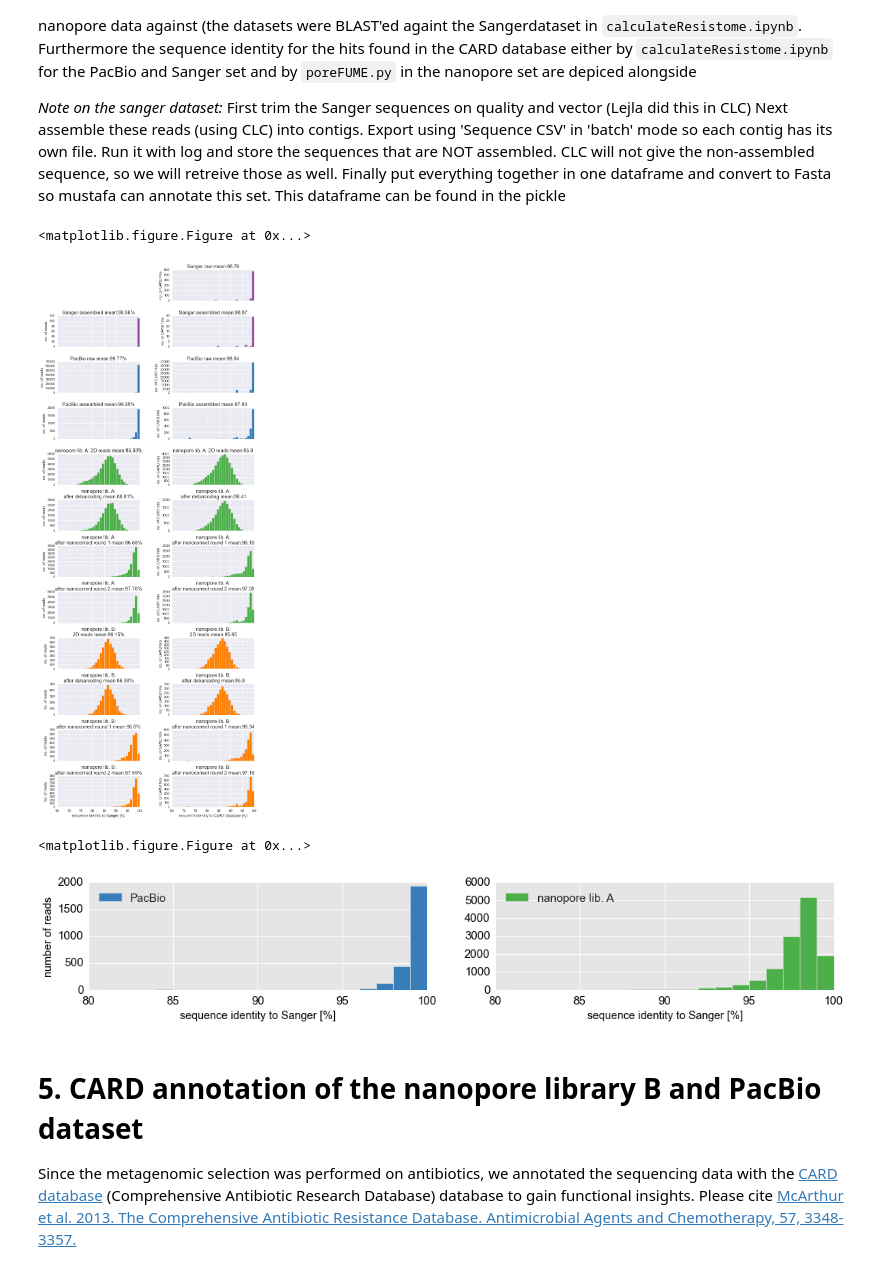
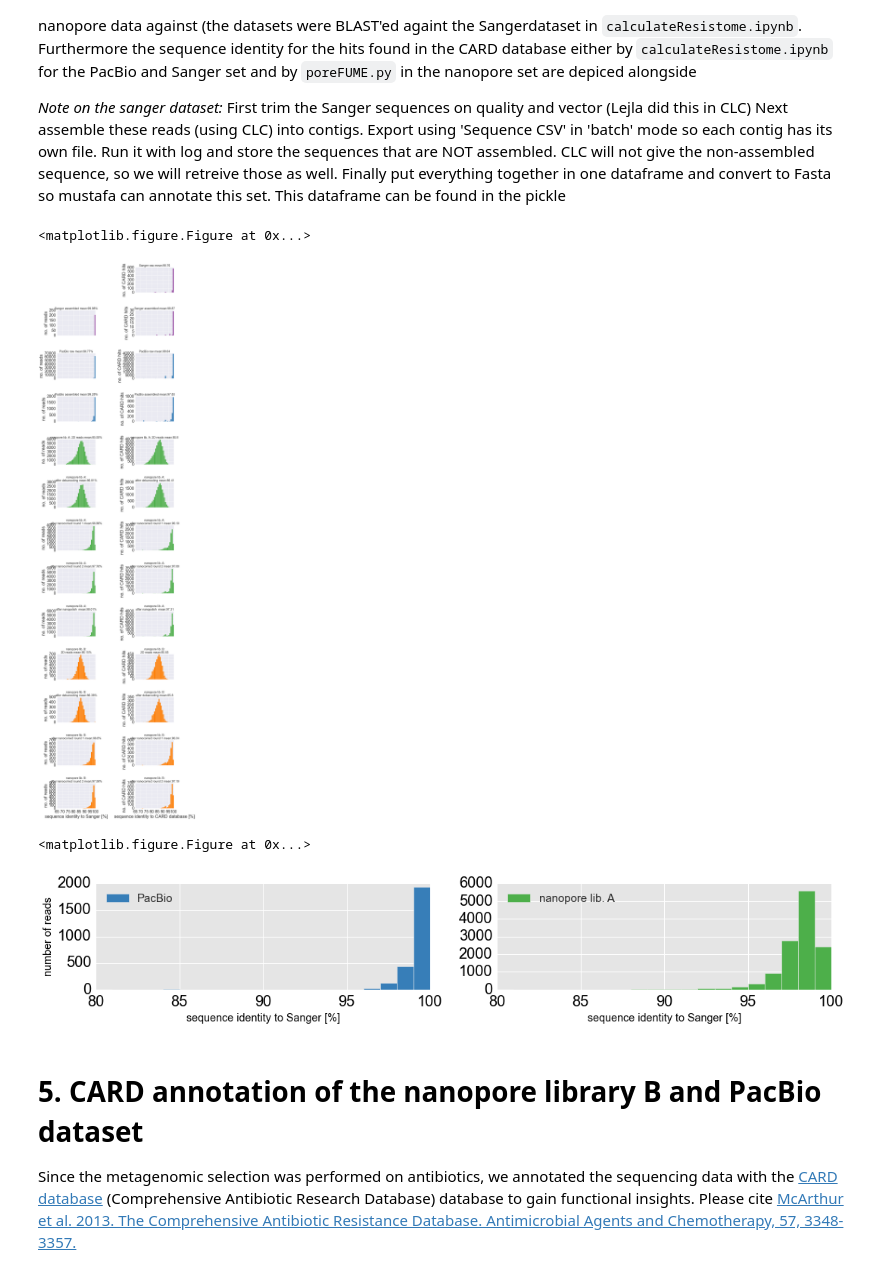
Before and after one commit to EvdH0/poreFUME_paper, a Jupyter notebook: analyzeResistome.ipynb, the cells around one changed output. Cells and saved outputs as stored; diff of their text form; code cells hidden in the pictures.

```diff
--- a/analyzeResistome.ipynb
+++ b/analyzeResistome.ipynb
@@ -176,17 +313,23 @@ dfMetric.index.name = 'sample'
 
 #Extract average read length
 for thisRunName, thisQueryFile in qPathOrdered.items():
+    if thisRunName.split('_')[1] == 'polish': #We dont use the polish only sample, always combine it with the nanocorrect reads (noFilter)
+        continue
     #print thisRunName,
     #print round(np.mean(getLengthDistribution(qPathOrdered[thisRunName])),0)
     dfMetric.set_value(thisRunName, 'mean length [bp]', round(np.mean(getLengthDistribution(qPathOrdered[thisRunName])),0))
 #Extract number or reads/contigs
 
 for thisRunName, thisQueryFile in qPathOrdered.items():
+    if thisRunName.split('_')[1] == 'polish': #We dont use the polish only sample, always combine it with the nanocorrect reads (noFilter)
+        continue
     #print thisRunName,
     #print len(getLengthDistribution(qPathOrdered[thisRunName]))
     dfMetric.set_value(thisRunName, 'number of entities', len(getLengthDistribution(qPathOrdered[thisRunName])))
 
 for thisRunName, thisQueryFile in qPathOrdered.items():
+    if thisRunName.split('_')[1] == 'polish': #We dont use the polish only sample, always combine it with the nanocorrect reads (noFilter)
+        continue
     #print thisRunName,
     #print round(np.sum(getLengthDistribution(qPathOrdered[thisRunName]))/float(1000000),2) #go to Mbase
     dfMetric.set_value(thisRunName, 'yield [Mbase]', round(np.sum(getLengthDistribution(qPathOrdered[thisRunName]))/float(1000000),1))
@@ -197,26 +340,35 @@ againstSangerPathOrdered = OrderedDict()
 for thisRunName, thisQueryFile in qPathOrdered.items():
     if thisRunName == 'S_raw':
         continue
+    if thisRunName.split('_')[1] == 'polish': #We dont use the polish only sample, always combine it with the nanocorrect reads (noFilter)
+        continue
+
     queryPostfix, querySuffix = os.path.split(thisQueryFile)
     againstSangerPathOrdered.update({thisRunName:'output/blastAgainstSanger/'+querySuffix+'.againstSanger.csv'})
 
 
 for thisRunName, thisQueryFile in againstSangerPathOrdered.items():
+    if thisRunName.split('_')[1] == 'polish': #We dont use the polish only sample, always combine it with the nanocorrect reads (noFilter)
+        continue
     thisDF = pd.read_csv(againstSangerPathOrdered[thisRunName]) #load annotated sanger reads
     dfMetric.set_value(thisRunName, 'mean sequence identity of entities to raw Sanger reads [%]', round(thisDF['pident'].mean(),2))
 
 for thisRunName, thisQueryFile in annotationPathOrdered.items():
+    if thisRunName.split('_')[1] == 'polish': #We dont use the polish only sample, always combine it with the nanocorrect reads (noFilter)
+        continue
     thisDF = pd.read_csv(annotationPathOrdered[thisRunName]) #load annotated sanger reads
     dfMetric.set_value(thisRunName, 'mean sequence identity of hits to CARD database [%]', round(thisDF[thisDF['CARD:coverageOfSubjectGene']>50]['CARD:pident'].mean(),2))
 
 for thisRunName, thisQueryFile in qPathOrdered.items():
+    if thisRunName.split('_')[1] == 'polish': #We dont use the polish only sample, always combine it with the nanocorrect reads (noFilter)
+        continue
     dfMetric.set_value(thisRunName,'sample origin',readLabelsSample[thisRunName])
     dfMetric.set_value(thisRunName,'workflow',readLabelsWorkflow[thisRunName])
 #Reorder more logically
 dfMetric = dfMetric[['sample origin','workflow','number of entities','mean length [bp]','yield [Mbase]','mean sequence identity of entities to raw Sanger reads [%]','mean sequence identity of hits to CARD database [%]']]
 #export for downstream use
-dfMetric.to_excel('figures/sampleMetricTable.xls', sheet_name='Sample metrics')
-dfMetric.to_csv('figures/sampleMetricTable.csv', sheet_name='Sample metrics')
+dfMetric.to_excel('figures/Suptable_03_sampleMetricTable.xls', sheet_name='Sample metrics')
+dfMetric.to_csv('figures/Suptable_03_sampleMetricTable.csv', sheet_name='Sample metrics')
 dfMetric
 # %% [output]
 |  | sample origin | workflow | number of entities | mean length [bp] | yield [Mbase] | mean sequence identity of entitie... | ... |
@@ -316,11 +552,11 @@ Next assemble these reads (using CLC) into contigs. Export using 'Sequence CSV'
 
 
 from matplotlib.backends.backend_pdf import PdfPages
-pp = PdfPages('figures/FigSXXX_seqid_to_Sanger_and_CARD.pdf')
+pp = PdfPages('figures/FigS02_seqid_to_Sanger_and_CARD.v2.pdf')
 
 from matplotlib import pyplot as plt
 sns.despine()
-fig, axs = plt.subplots(len(annotationPathOrdered),2,figsize=(10,23),sharex=True)
+fig, axs = plt.subplots(len(annotationPathOrdered),2,figsize=(10,39),sharex=True)
 fig.tight_layout(h_pad=3,w_pad=7)
 
 
@@ -338,37 +574,38 @@ for thisRunName, thisQueryFile in againstSangerPathOrdered.items():
 
     ax = sns.distplot(thisDF['pident'],bins=range(65,101), kde=False,color=colorSet[thisRunName.split('_')[0]],ax=axs[counter][0],label=thisRunName,hist_kws={"alpha": 1})
     ax.set_title( readLabels[thisRunName] + ' mean:' + str(round(thisDF['pident'].mean(),2)) + '% ')
 
     if thisRunName.split('_')[1] == 'raw':
         ax.set_ylabel('no. of reads')
     else:
         ax.set_ylabel('no. of reads')
     ax.set_xlabel('')
     counter +=1
 
 
 ax.set_xlabel('sequence identity to Sanger [%]')
 
 counter = 0
 for thisRunName, thisQueryFile in annotationPathOrdered.items():
 
     thisDF = pd.read_csv(annotationPathOrdered[thisRunName]) #load annotated sanger reads
 #    ax = thisDF[thisDF['CARD:coverageOfSubjectGene']>50]['CARD:pident'].hist(bins=range(65,101),ax=axs[counter][1],color=colorSet[thisRunName.split('_')[0]])
     ax = sns.distplot(thisDF[thisDF['CARD:coverageOfSubjectGene']>50]['CARD:pident'],bins=range(65,101), kde=False,color=colorSet[thisRunName.split('_')[0]],ax=axs[counter][1],label=thisRunName,hist_kws={"alpha": 1})
     ax.set_title(readLabels[thisRunName] + ' mean:' + str(round(thisDF[thisDF['CARD:coverageOfSubjectGene']>50]['CARD:pident'].mean(),2)))
     ax.set_ylabel('no. of CARD hits')
     ax.set_xlabel('')
     counter +=1
 ax.set_xlabel('sequence identity to CARD database [%]')
 plt.gcf().subplots_adjust(left=0.1,right=0.9,top=0.99,bottom=0.04)
+
 pp.savefig()
 pp.close()
 # %% [output]
 <matplotlib.figure.Figure at 0x...>
-[figure, old version]
+[figure, new version]
 # %%
 from matplotlib.backends.backend_pdf import PdfPages
-pp = PdfPages('figures/Fig5_seqid_to_Sanger.pdf')
+pp = PdfPages('figures/Fig05_seqid_to_Sanger.v2.pdf')
 
 from matplotlib import pyplot as plt
 sns.despine()
@@ -381,7 +618,7 @@ plt.style.use('ggplot_evdh')
 #sns.set(font_scale=1)
 counter = 0 #start with 1 because we didnt blast sanger raw against sanger raw
 
-subDict = { thisKey: againstSangerPathOrdered[thisKey] for thisKey in ['MI_corr2','PB_ass'] } #slice out only the final two datasets
+subDict = { thisKey: againstSangerPathOrdered[thisKey] for thisKey in ['MI_polishNoFilter','PB_ass'] } #slice out only the final two datasets
 
 for thisRunName, thisQueryFile in subDict.items():
 
@@ -407,7 +644,7 @@ pp.savefig()
 pp.close()
 # %% [output]
 <matplotlib.figure.Figure at 0x...>
-[figure, old version]
+[figure, new version]
 # %% [markdown]
 # 5. CARD annotation of the nanopore library B and PacBio dataset
 Since the metagenomic selection was performed on antibiotics, we annotated the sequencing data with the [CARD database](https://card.mcmaster.ca/) (Comprehensive Antibiotic Research Database) database to gain functional insights. Please cite [McArthur et al. 2013. The Comprehensive Antibiotic Resistance Database. Antimicrobial Agents and Chemotherapy, 57, 3348-3357.](http://www.ncbi.nlm.nih.gov/pubmed/23650175)
```
Also changed, not shown: parts of 19 cells of this notebook, 4 other files.
